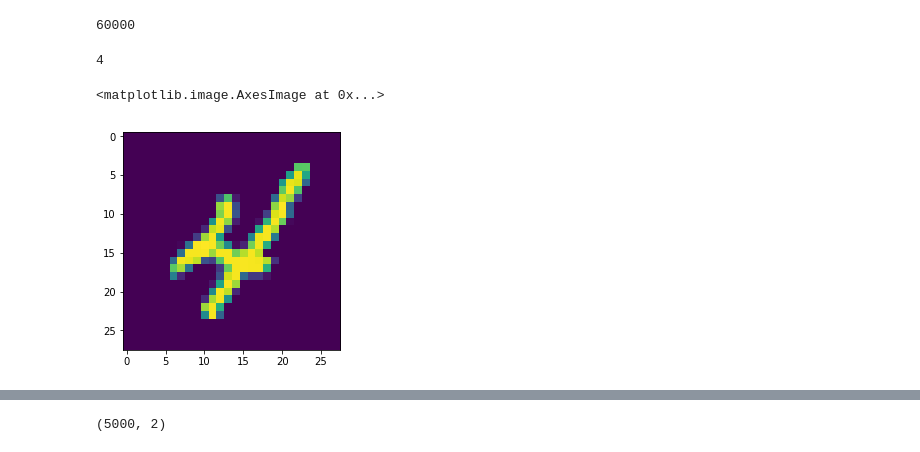
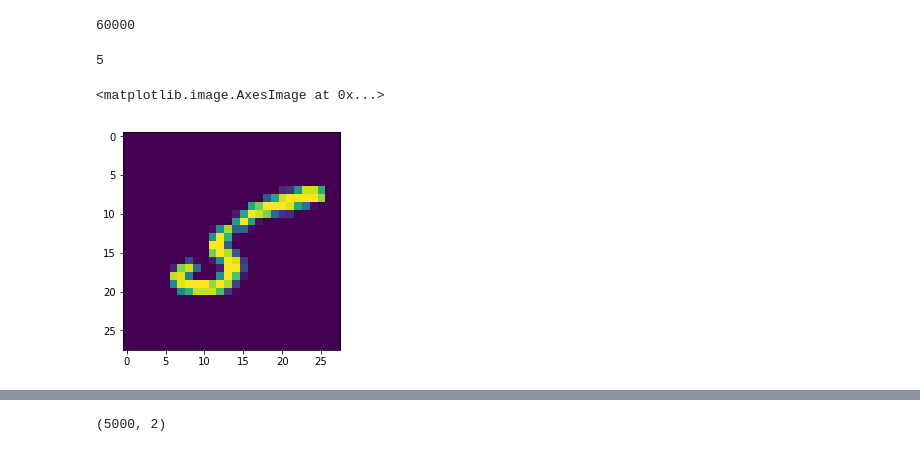
Before and after one commit to AlexeySrus/Clustering-by-VAE, a Jupyter notebook: mnist/dataset_test.ipynb, the cells around one changed output, grey strips where cells are left out. Saved outputs shown, nothing was run; the diff lists cells and outputs as text; code cells hidden in the pictures.

```diff
--- a/mnist/dataset_test.ipynb
+++ b/mnist/dataset_test.ipynb
@@ -29,13 +29,13 @@ len(x_train)
 # %% [output]
 60000
 # %%
-ind = 9
+ind = 11
 print(y_train[ind])
 plt.imshow(x_train[ind])
 # %% [output]
-4
+5
 <matplotlib.image.AxesImage at 0x...>
-[figure, old version]
+[figure, new version]
 # %%
 #plt.figure(figsize=(12,10))
 #plt.scatter(p_field[:, 0], p_field[:, 1], c=images_labels,#color='blue',
```
Also changed, not shown: parts of 4 cells of this notebook.
